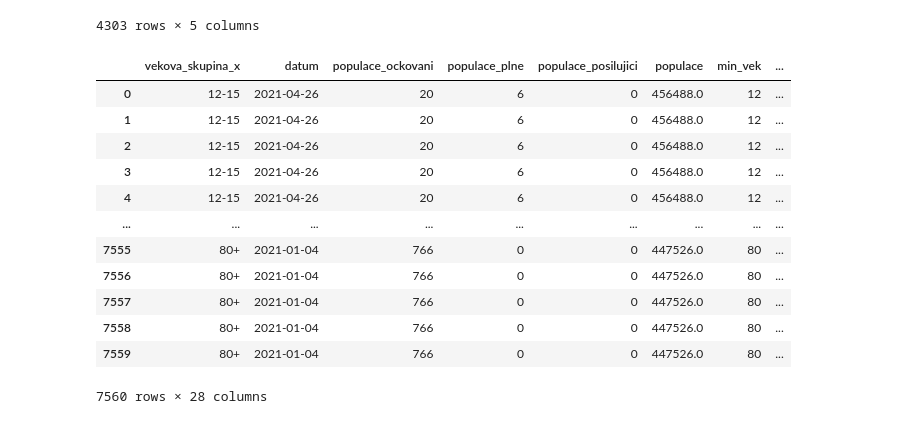
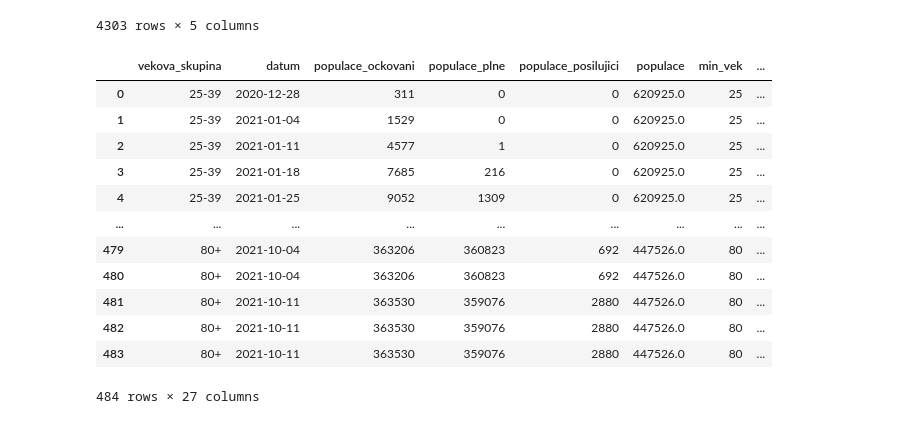
Before and after one commit to msusicky/ockovani-covid, a Jupyter notebook: notebooks/srovnani.ipynb, the cells around one changed output. Saved outputs shown, nothing was run; the diff lists cells and outputs as text; code cells hidden in the pictures.

```diff
--- a/notebooks/srovnani.ipynb
+++ b/notebooks/srovnani.ipynb
@@ -73,7 +74,11 @@ srovnani = pd.read_sql_query(
     select * from srovnani_ockovani s
     where s.od < '2021-10-25'
     """,
-    db.engine
+    db
 )
+
+srovnani['vekova_skupina'] = srovnani['vekova_skupina'].replace({'80-84': '80+', '85-89': '80+', '90+': '80+'})
+srovnani.groupby(['tyden', 'od', 'do', 'vekova_skupina']).sum().reset_index()
+
 srovnani
 # %% [output]
@@ -151,24 +156,31 @@ ockovani
 4303 rows × 5 columns
 # %%
 df = pd.merge(ockovani, populace)
-df = pd.merge(df, srovnani, left_on='datum', right_on='od')
+df = pd.merge(df, srovnani, left_on=['datum', 'vekova_skupina'], right_on=['od', 'vekova_skupina'])
+
+
+
+df['vekova_skupina'] = df['vekova_skupina'].replace({'25-29': '25-39', '30-34': '25-39', '35-39': '25-39', '40-44': '40-49', '45-49': '40-49', '50-54': '50-59', '55-59': '50-59',
+                                                     '60-64': '60-69', '65-69': '60-69', '70-74': '70-79', '75-79': '70-79'})
+
+df.groupby(['datum', 'tyden', 'od', 'do', 'vekova_skupina']).sum().reset_index()
 
 df['populace_bez'] = df['populace'] - df['populace_ockovani']
 df['populace_castecne'] = df['populace_ockovani'] - df['populace_plne']
 df['populace_plne'] = df['populace_plne'] - df['populace_posilujici']
 
 df
 # %% [output]
-|  | vekova_skupina_x | datum | populace_ockovani | populace_plne | populace_posilujici | populace | min_vek | ... |
-| 0 | 12-15 | 2021-04-26 | 20 | 6 | 0 | 456488.0 | 12 | ... |
-| 1 | 12-15 | 2021-04-26 | 20 | 6 | 0 | 456488.0 | 12 | ... |
-| 2 | 12-15 | 2021-04-26 | 20 | 6 | 0 | 456488.0 | 12 | ... |
-| 3 | 12-15 | 2021-04-26 | 20 | 6 | 0 | 456488.0 | 12 | ... |
-| 4 | 12-15 | 2021-04-26 | 20 | 6 | 0 | 456488.0 | 12 | ... |
+|  | vekova_skupina | datum | populace_ockovani | populace_plne | populace_posilujici | populace | min_vek | ... |
+| 0 | 25-39 | 2020-12-28 | 311 | 0 | 0 | 620925.0 | 25 | ... |
+| 1 | 25-39 | 2021-01-04 | 1529 | 0 | 0 | 620925.0 | 25 | ... |
+| 2 | 25-39 | 2021-01-11 | 4577 | 1 | 0 | 620925.0 | 25 | ... |
+| 3 | 25-39 | 2021-01-18 | 7685 | 216 | 0 | 620925.0 | 25 | ... |
+| 4 | 25-39 | 2021-01-25 | 9052 | 1309 | 0 | 620925.0 | 25 | ... |
 | ... | ... | ... | ... | ... | ... | ... | ... | ... |
-| 7555 | 80+ | 2021-01-04 | 766 | 0 | 0 | 447526.0 | 80 | ... |
-| 7556 | 80+ | 2021-01-04 | 766 | 0 | 0 | 447526.0 | 80 | ... |
-| 7557 | 80+ | 2021-01-04 | 766 | 0 | 0 | 447526.0 | 80 | ... |
-| 7558 | 80+ | 2021-01-04 | 766 | 0 | 0 | 447526.0 | 80 | ... |
-| 7559 | 80+ | 2021-01-04 | 766 | 0 | 0 | 447526.0 | 80 | ... |
+| 479 | 80+ | 2021-10-04 | 363206 | 360823 | 692 | 447526.0 | 80 | ... |
+| 480 | 80+ | 2021-10-04 | 363206 | 360823 | 692 | 447526.0 | 80 | ... |
+| 481 | 80+ | 2021-10-11 | 363530 | 359076 | 2880 | 447526.0 | 80 | ... |
+| 482 | 80+ | 2021-10-11 | 363530 | 359076 | 2880 | 447526.0 | 80 | ... |
+| 483 | 80+ | 2021-10-11 | 363530 | 359076 | 2880 | 447526.0 | 80 | ... |
-7560 rows × 28 columns
+484 rows × 27 columns
```
Also changed, not shown: parts of 4 cells of this notebook, 1 other file.
